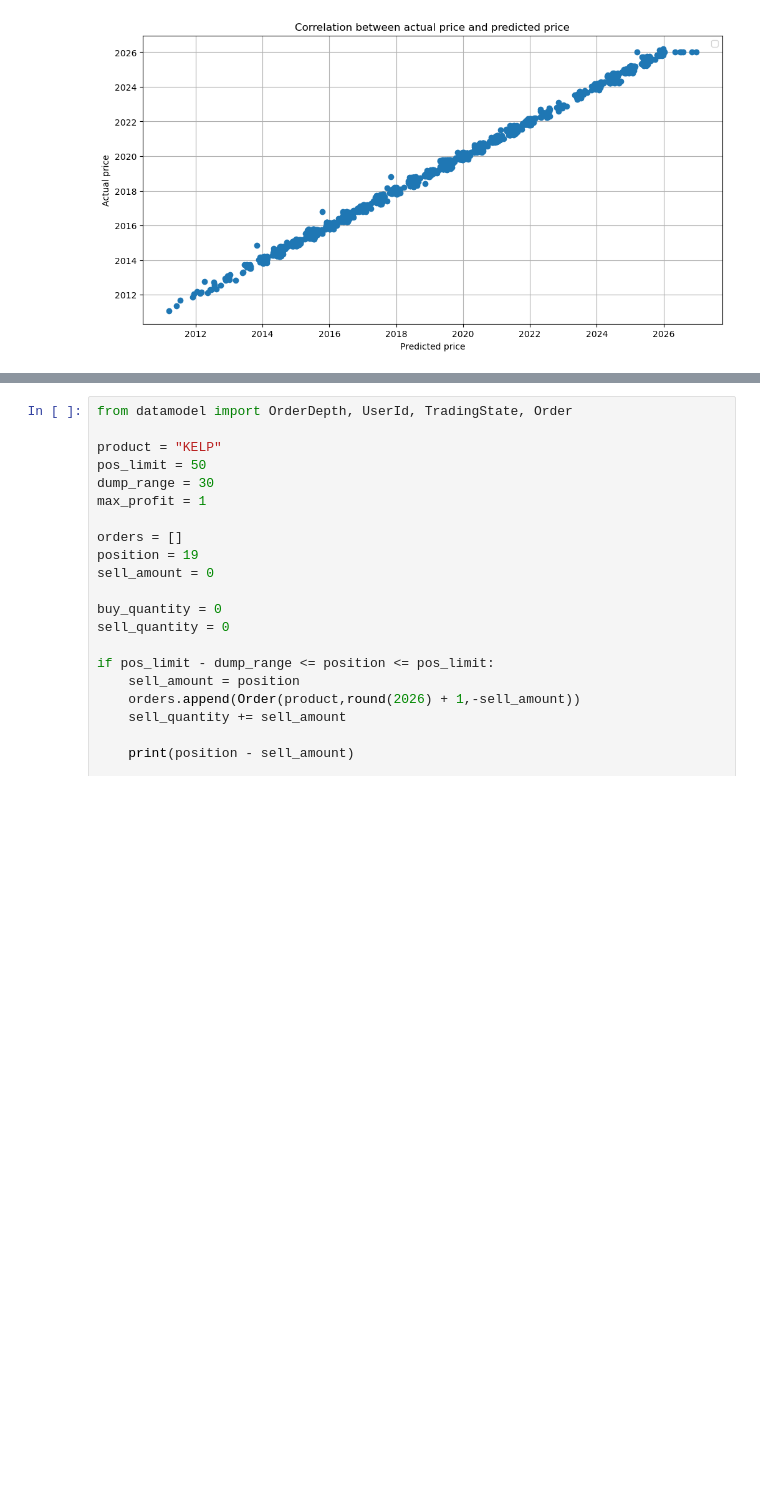
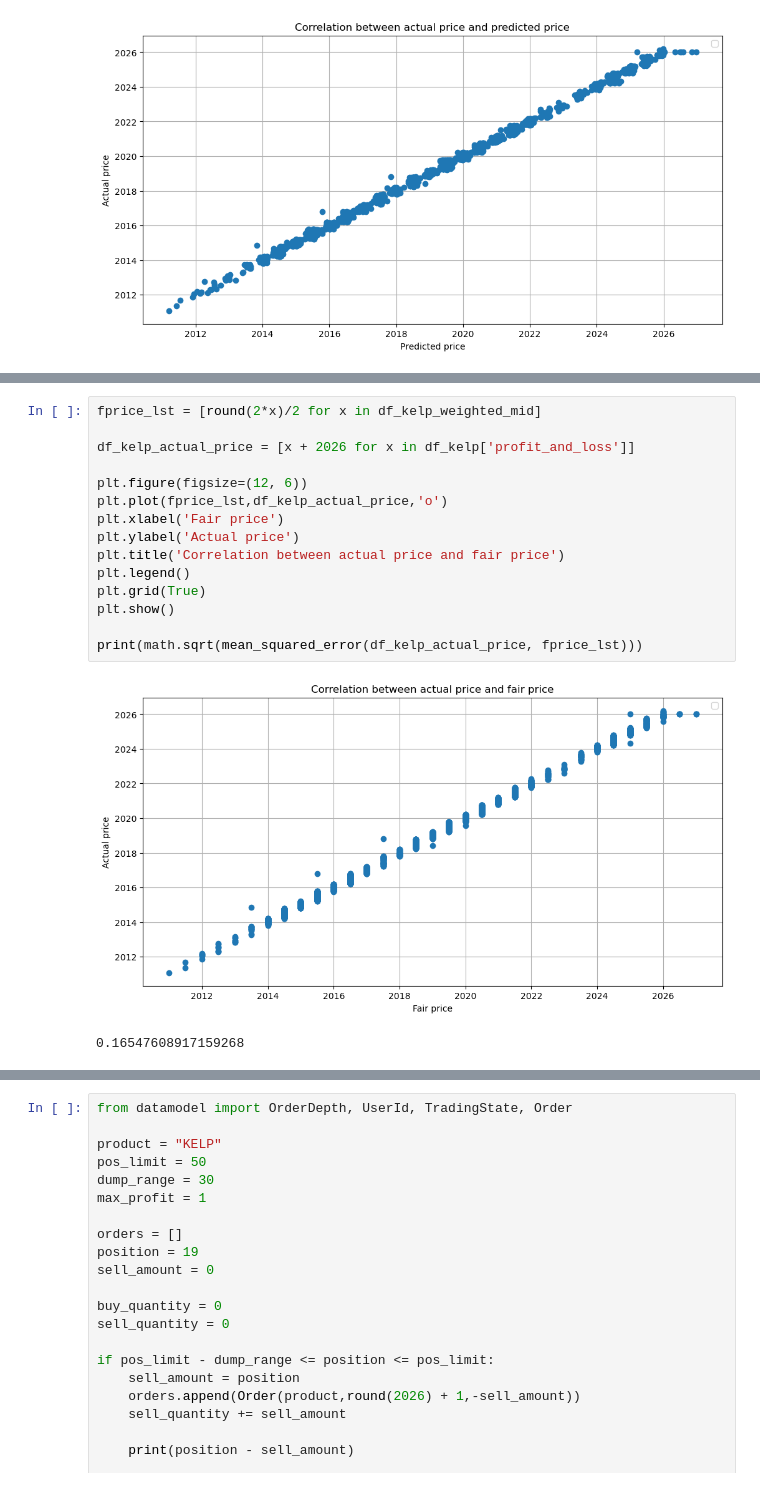
Before and after one commit to UlrichVestuche/IMC-Prosperity-3, a Jupyter notebook: Tutorial Gleb/data_ga.ipynb, the cells around one changed output, grey strips where cells are left out. Cells and saved outputs as stored; diff of their text form; blank space fills up the shorter version.

```diff
--- a/Tutorial Gleb/data_ga.ipynb
+++ b/Tutorial Gleb/data_ga.ipynb
@@ -368,0 +369,18 @@ plt.show()
+# %%
+fprice_lst = [round(2*x)/2 for x in df_kelp_weighted_mid]
+
+df_kelp_actual_price = [x + 2026 for x in df_kelp['profit_and_loss']]
+
+plt.figure(figsize=(12, 6))
+plt.plot(fprice_lst,df_kelp_actual_price,'o')
+plt.xlabel('Fair price')
+plt.ylabel('Actual price')
+plt.title('Correlation between actual price and fair price')
+plt.legend()
+plt.grid(True)
+plt.show()
+
+print(math.sqrt(mean_squared_error(df_kelp_actual_price, fprice_lst)))
+# %% [output]
+[figure, added]
+0.16547608917159268
```
Also changed, not shown: parts of 5 cells of this notebook, 6 other files.
